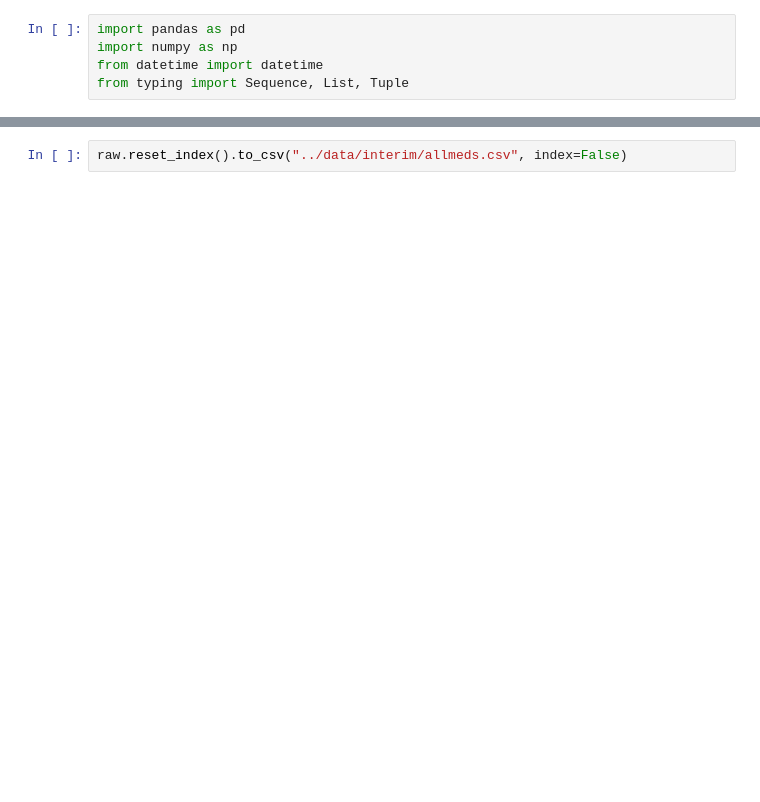
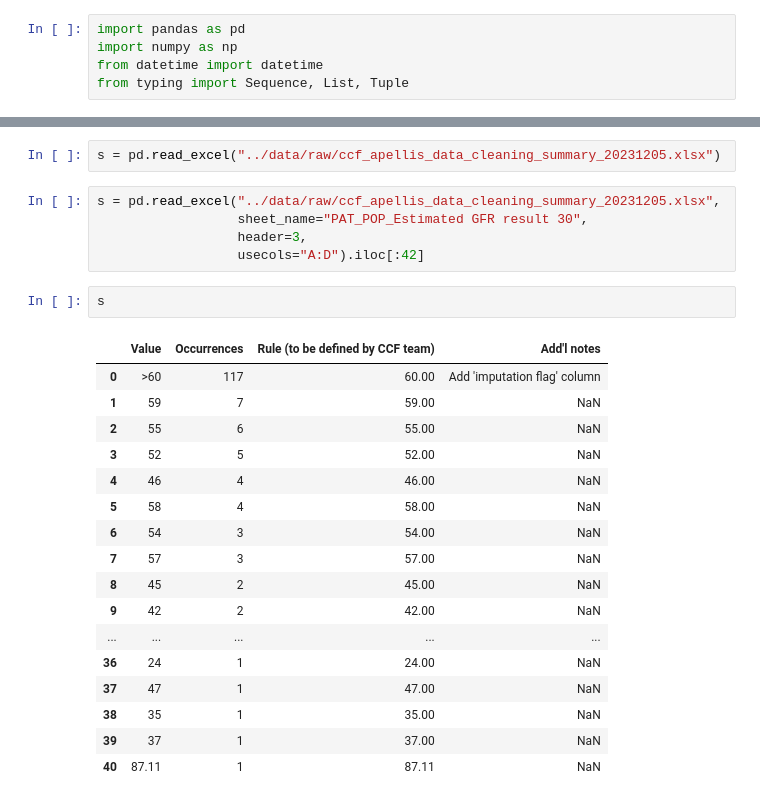
Before and after one commit to Pandatallc/clef-data-cleaning, a Jupyter notebook: notebooks/3_alldxatfirstdxdate.ipynb, the cells around one changed output, grey strips where cells are left out. Drawn from its saved outputs; the diff is of its cells as text; blank space fills up the shorter version.

```diff
--- a/notebooks/3_alldxatfirstdxdate.ipynb
+++ b/notebooks/3_alldxatfirstdxdate.ipynb
@@ -30,2 +14,27 @@ raw.reset_index()
-# %%
-raw.reset_index().to_csv("../data/interim/allmeds.csv", index=False)
+# %%
+s = pd.read_excel("../data/raw/ccf_apellis_data_cleaning_summary_20231205.xlsx")
+# %%
+s = pd.read_excel("../data/raw/ccf_apellis_data_cleaning_summary_20231205.xlsx",
+                  sheet_name="PAT_POP_Estimated GFR result 30",
+                  header=3,
+                  usecols="A:D").iloc[:42]
+# %%
+s
+# %% [output]
+|  | Value | Occurrences | Rule (to be defined by CCF team) | Add'l notes |
+| 0 | >60 | 117 | 60.00 | Add 'imputation flag' column |
+| 1 | 59 | 7 | 59.00 | NaN |
+| 2 | 55 | 6 | 55.00 | NaN |
+| 3 | 52 | 5 | 52.00 | NaN |
+| 4 | 46 | 4 | 46.00 | NaN |
+| 5 | 58 | 4 | 58.00 | NaN |
+| 6 | 54 | 3 | 54.00 | NaN |
+| 7 | 57 | 3 | 57.00 | NaN |
+| 8 | 45 | 2 | 45.00 | NaN |
+| 9 | 42 | 2 | 42.00 | NaN |
+| ... | ... | ... | ... | ... |
+| 36 | 24 | 1 | 24.00 | NaN |
+| 37 | 47 | 1 | 47.00 | NaN |
+| 38 | 35 | 1 | 35.00 | NaN |
+| 39 | 37 | 1 | 37.00 | NaN |
+| 40 | 87.11 | 1 | 87.11 | NaN |
```
Also changed, not shown: parts of 5 cells of this notebook, 9 other files.
